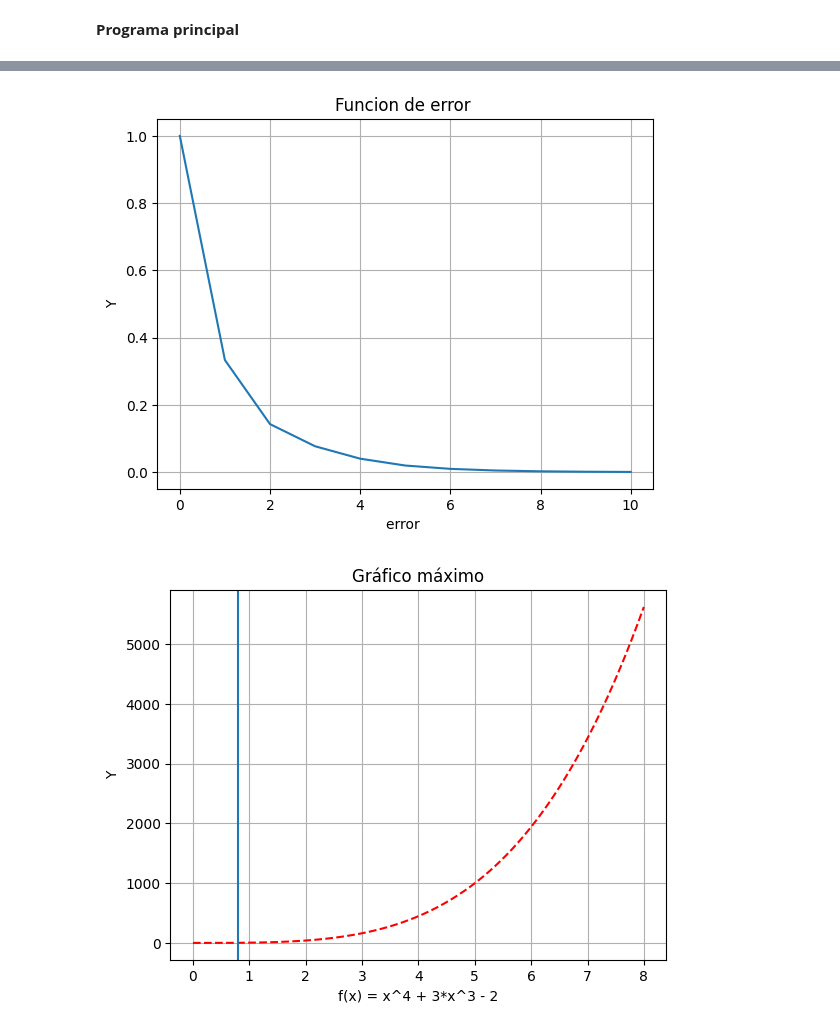
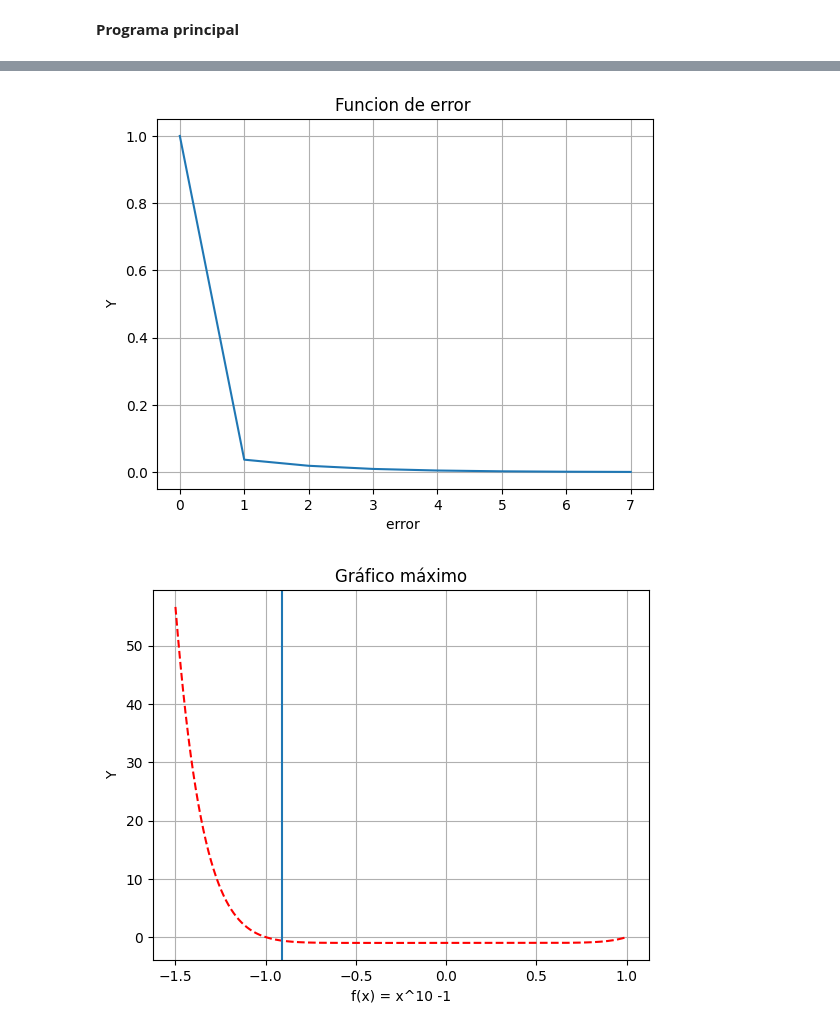
Before and after one commit to soyudea/Optimizacion, a Jupyter notebook: Biseccion_.ipynb, the cells around one changed output, grey strips where cells are left out. Saved outputs shown, nothing was run; the diff lists cells and outputs as text; code cells hidden in the pictures.

```diff
--- a/Biseccion_.ipynb
+++ b/Biseccion_.ipynb
@@ -10,9 +10,9 @@ import numpy as np
 # %% [markdown]
 **Inicialización de variable**
 # %%
-err = float(input("Digite el error aceptable"))
-xl  = int(input("Ingrese la frontera inferior del intervalo"))
-xu  = int(input("Ingrese la frontera superior del intervalo"))
+err = float(input("Digite el error aceptable "))
+xl  = float(input("Ingrese la frontera inferior del intervalo "))
+xu  = float(input("Ingrese la frontera superior del intervalo "))
 
 xr_i = 0
 xr_f = 0
@@ -25,13 +25,13 @@ Grafica de f(x)
 # %%
 def graf_function():
   X = list(np.arange(xl,xu, err))
-  Y=[((x**4)+ 3*(x**3) - 2) for x in X]
-
+  #Y=[((x**4)+ 3*(x**3) - 2) for x in X]
+  Y=[((x**10) - 1) for x in X]
   plt.title("Funcion")
-  plt.xlabel("f(x) = x^4 + 3*x^3 - 2")
+  plt.xlabel("f(x) = x^10 - 1")
   plt.ylabel("Y")
   plt.plot(X,Y, "r--")
-  plt.axvline(x=0.7, ymin=0.0, ymax=30)
+  plt.axvline(x=-0.95, ymin=0.0, ymax=10)
   plt.grid()
   plt.show()
 
@@ -48,7 +48,7 @@ class Biseccion:
     self.__xl = xl
     self.__xu =xu
     self.__xr_i = 0
-    self.__xr_f = 10
+    self.__xr_f = 1
     self.__err = err
     self.__lista_err = []
     self.__err_actual =1
@@ -92,7 +92,7 @@ class Biseccion:
       print("xl = ",xl)
       print("xu = ",xu)
       print("xrf = ",xrf)
-      print("error = ",err, "%")
+      print("error = ",err)
 
 
   def calF_raiz(self):
@@ -155,29 +155,29 @@ Error  0.0006049606775559589
 # %%
 def graf_function():
-  xl = 0
-  xu = 8
+  xl = -1.5
+  xu = 1
   X = list(np.arange(xl,xu, err))
-  Y=[((x**4)+ 3*(x**3) - 2) for x in X]
-
+  #Y=[((x**4)+ 3*(x**3) - 2) for x in X]
+  Y=[((x**10) - 1) for x in X]
   plt.title("Gráfico máximo")
-  plt.xlabel("f(x) = x^4 + 3*x^3 - 2")
+  plt.xlabel("f(x) = x^10 -1")
   plt.ylabel("Y")
   plt.plot(X,Y, "r--")
-  plt.axvline(x=0.806884765625, ymin=0.0, ymax=30)
+  plt.axvline(x= -0.9102734375000001, ymin=0.0, ymax=30)
   plt.grid()
   plt.show()
 
 def graf_f():
   X = lista_errores
   Y = np.linspace(0, 10, num=15, endpoint=False)
   plt.title("Funcion de error ")
   plt.xlabel("error ")
   plt.ylabel("Y")
   plt.plot(lista_errores)
   plt.grid()
   plt.show()
 graf_f()
 graf_function()
 # %% [output]
-[figure, old version]
+[figure, new version]
-[figure, old version]
+[figure, new version]
```
Also changed, not shown: parts of 4 cells of this notebook.
